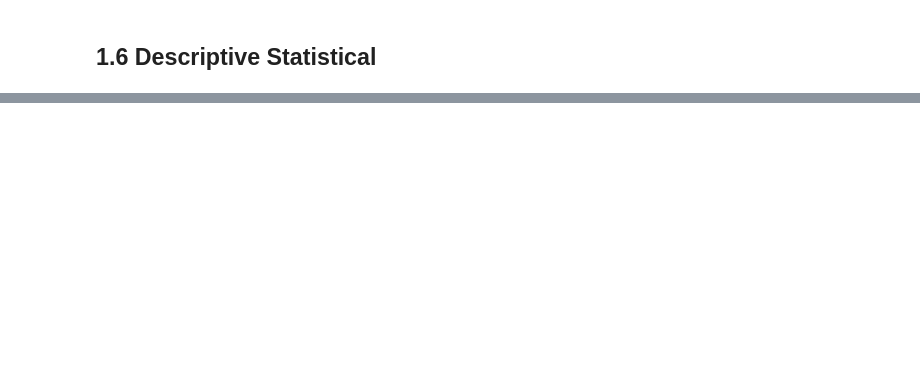
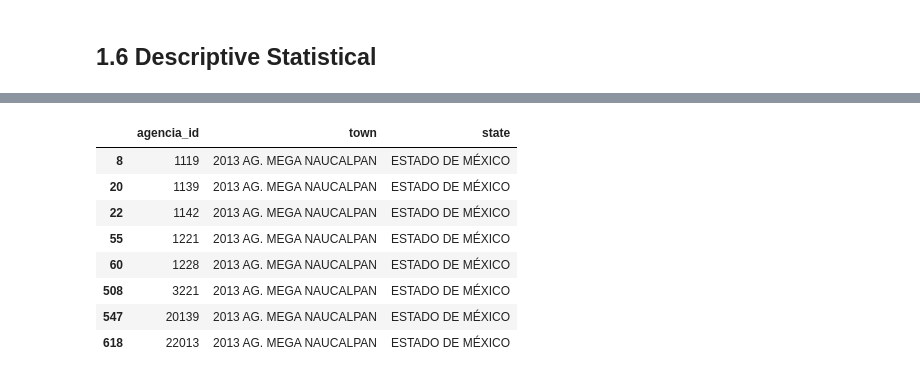
Before and after one commit to FabioCaffarello/Grupo-Bimbo-Inventory-Demand, a Jupyter notebook: 01-Notebooks/cycle01_Inventory_Demand.ipynb, the cells around one changed output, grey strips where cells are left out. Drawn from its saved outputs; the diff is of its cells as text; code cells hidden in the pictures; blank space fills up the shorter version.

```diff
--- a/01-Notebooks/cycle01_Inventory_Demand.ipynb
+++ b/01-Notebooks/cycle01_Inventory_Demand.ipynb
@@ -186,9 +106,7 @@ data_cliente_raw.head()
 # %%
-%%time
 types = {'Agencia_ID':np.uint16,
          'Town':'object',
          'State':'object'}
 
 
-data_town_state_raw = pd.read_csv('../00-Data/csv_data/town_state.csv', usecols=types.keys(), dtype=types)
-print(data_town_state_raw.info(memory_usage=True))
+data_town_state_raw = dd.read_csv('../00-Data/csv_data/town_state.csv', usecols=types.keys(), dtype=types)
@@ -342,0 +314,2 @@ df01['demanda_uni_equil'][df01['demanda_uni_equil'] > break_point].hist(bins=150
+# %%
+df_town_state_01 = data_town_state_raw.copy()
@@ -342,0 +360,5 @@ df01['demanda_uni_equil'][df01['demanda_uni_equil'] > break_point].hist(bins=150
+# %%
+df_train_02 = df_train_01.copy()
+df_producto_02 = df_producto_01.copy()
+df_client_02 = df_client_01.copy()
+df_town_state_02 = df_town_state_01.copy()
@@ -342,0 +542,2 @@ df01['demanda_uni_equil'][df01['demanda_uni_equil'] > break_point].hist(bins=150
+# %%
+df_town_state_02 = df_town_state_02.drop_duplicates(subset=['agencia_id'])
@@ -342,0 +570,12 @@ df01['demanda_uni_equil'][df01['demanda_uni_equil'] > break_point].hist(bins=150
+# %%
+df_town_state_02[df_town_state_02['town'].str.contains('AG. MEGA')].compute()
+# %% [output]
+|  | agencia_id | town | state |
+| 8 | 1119 | 2013 AG. MEGA NAUCALPAN | ESTADO DE MÉXICO |
+| 20 | 1139 | 2013 AG. MEGA NAUCALPAN | ESTADO DE MÉXICO |
+| 22 | 1142 | 2013 AG. MEGA NAUCALPAN | ESTADO DE MÉXICO |
+| 55 | 1221 | 2013 AG. MEGA NAUCALPAN | ESTADO DE MÉXICO |
+| 60 | 1228 | 2013 AG. MEGA NAUCALPAN | ESTADO DE MÉXICO |
+| 508 | 3221 | 2013 AG. MEGA NAUCALPAN | ESTADO DE MÉXICO |
+| 547 | 20139 | 2013 AG. MEGA NAUCALPAN | ESTADO DE MÉXICO |
+| 618 | 22013 | 2013 AG. MEGA NAUCALPAN | ESTADO DE MÉXICO |
```
Also changed, not shown: parts of 111 cells of this notebook, 8 other files.
